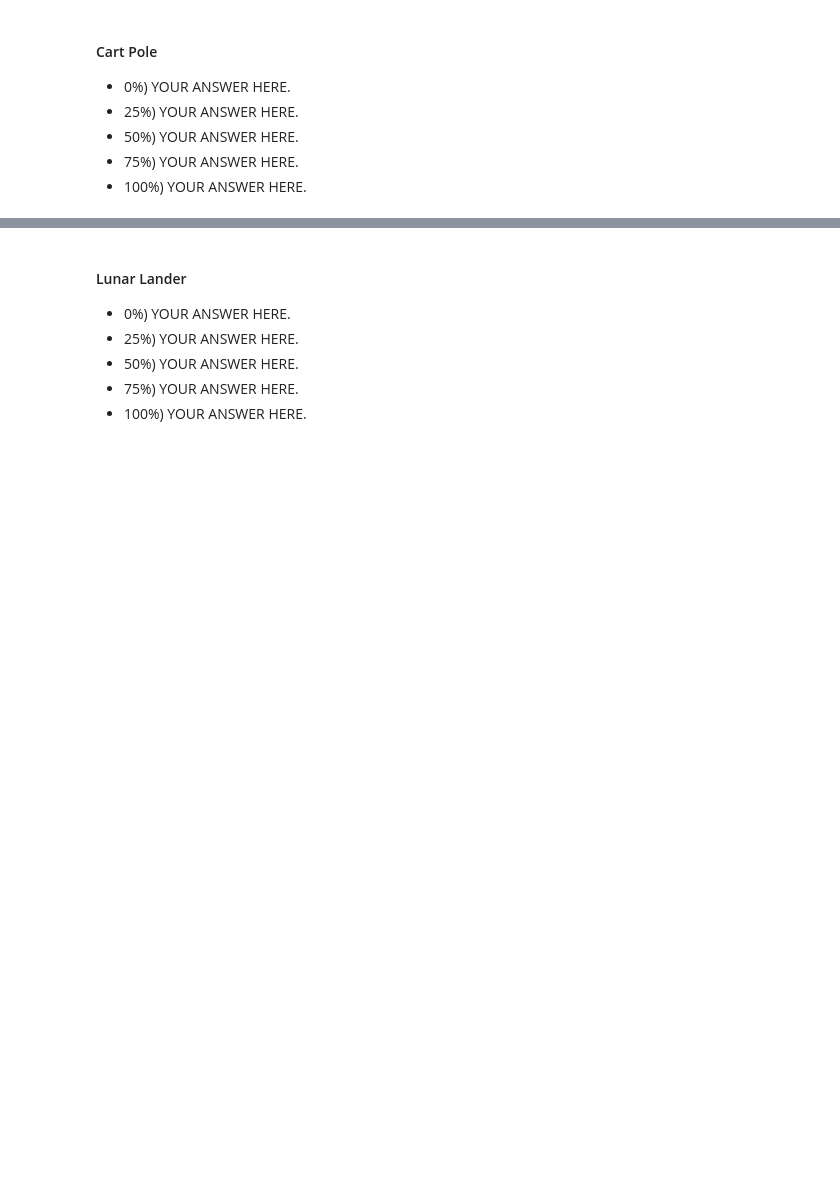
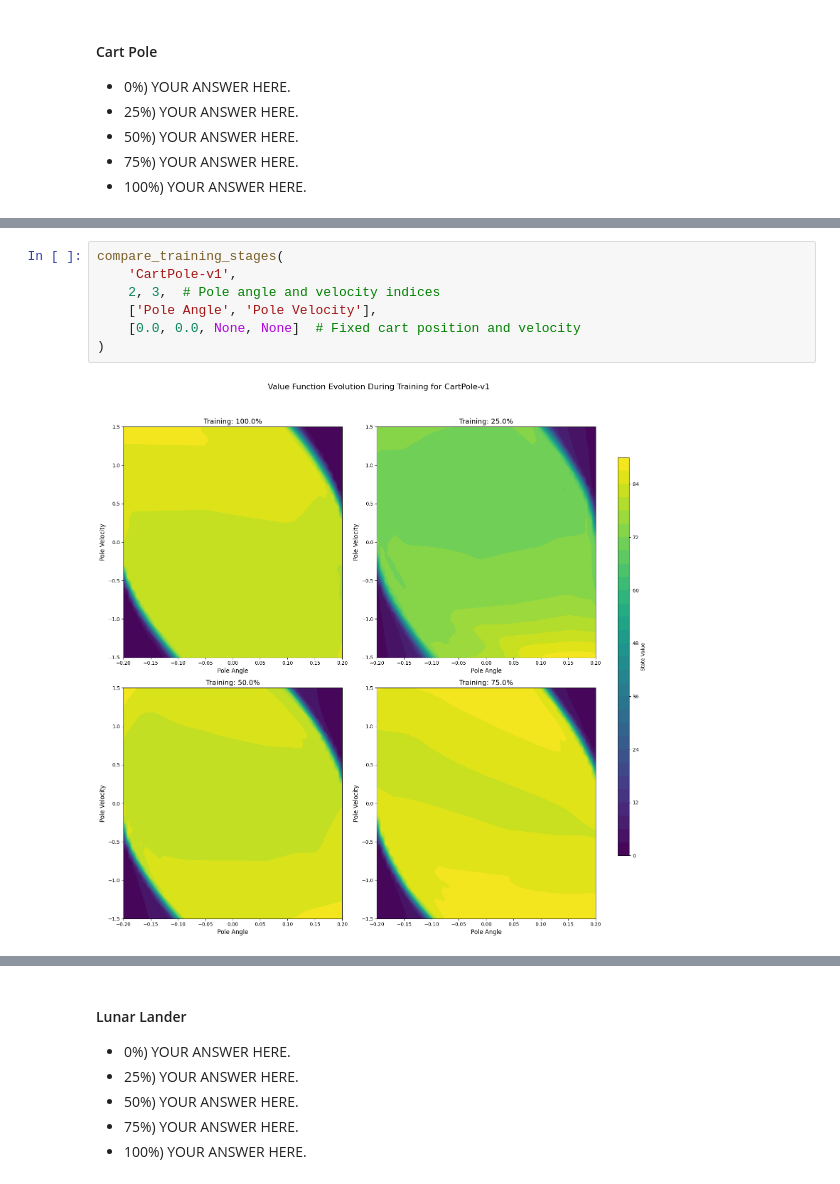
Before and after one commit to adnanamir010/cs5180, a Jupyter notebook: ex6/ex6/ex6_25spring.ipynb, the cells around one changed output, grey strips where cells are left out. Saved outputs shown, nothing was run; the diff lists cells and outputs as text; blank space fills up the shorter version.

```diff
--- a/ex6/ex6/ex6_25spring.ipynb
+++ b/ex6/ex6/ex6_25spring.ipynb
@@ -1953,0 +2420,9 @@ Describe something for each phase. Start by describing the behavior at phase 0%,
+# %%
+compare_training_stages(
+    'CartPole-v1',
+    2, 3,  # Pole angle and velocity indices
+    ['Pole Angle', 'Pole Velocity'],
+    [0.0, 0.0, None, None]  # Fixed cart position and velocity
+)
+# %% [output]
+[figure, added]
```
Also changed, not shown: parts of 28 cells of this notebook, 31 other files.
